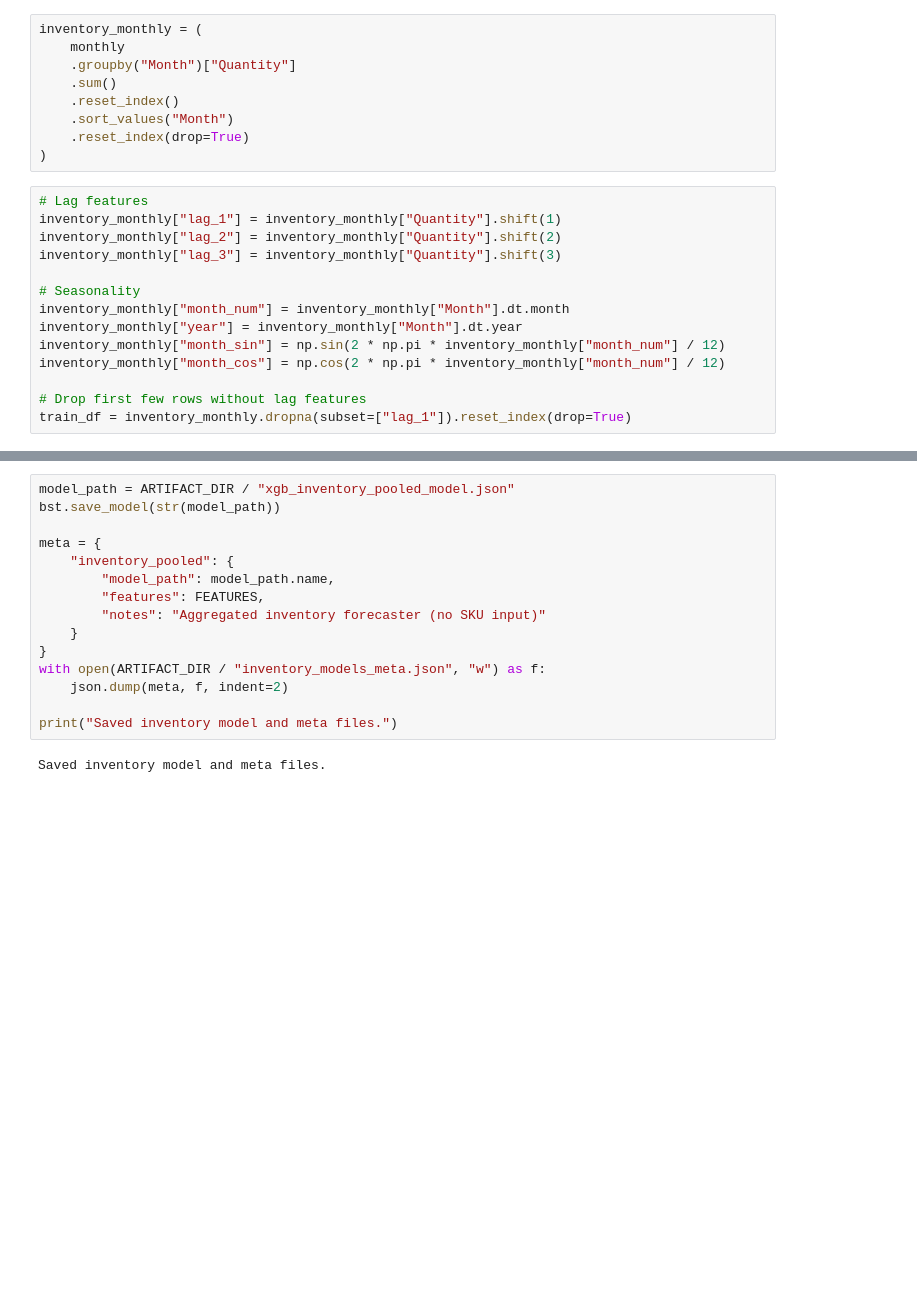
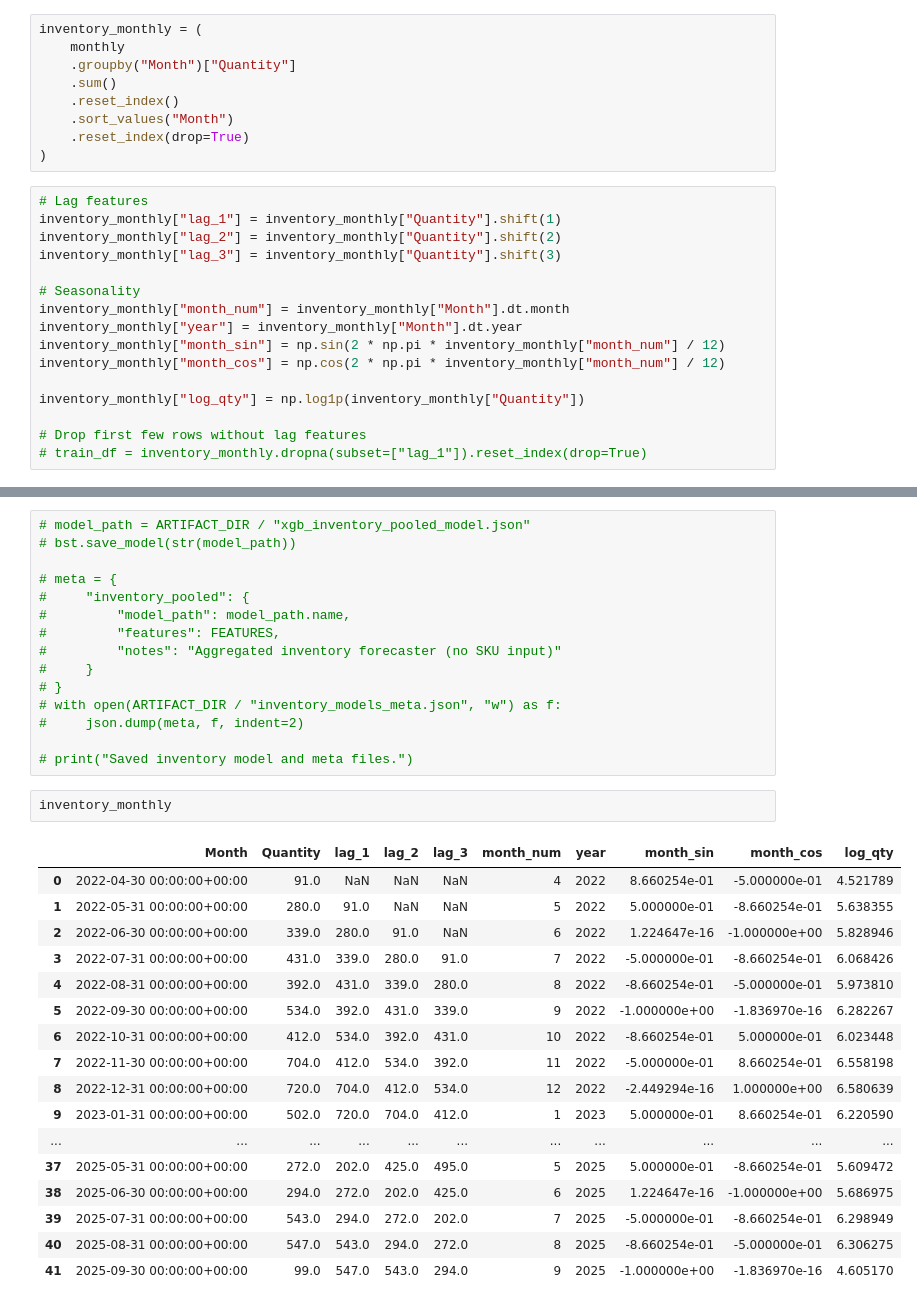
Before and after one commit to yaokiet/levelsliving-IMS, a Jupyter notebook: server/forecasting/forecasting.ipynb, the cells around one changed output, grey strips where cells are left out. Drawn from its saved outputs; the diff is of its cells as text; blank space fills up the shorter version.

```diff
--- a/server/forecasting/forecasting.ipynb
+++ b/server/forecasting/forecasting.ipynb
@@ -550,6 +515,8 @@ inventory_monthly["year"] = inventory_monthly["Month"].dt.year
 inventory_monthly["month_sin"] = np.sin(2 * np.pi * inventory_monthly["month_num"] / 12)
 inventory_monthly["month_cos"] = np.cos(2 * np.pi * inventory_monthly["month_num"] / 12)
 
+inventory_monthly["log_qty"] = np.log1p(inventory_monthly["Quantity"])
+
 # Drop first few rows without lag features
-train_df = inventory_monthly.dropna(subset=["lag_1"]).reset_index(drop=True)
+# train_df = inventory_monthly.dropna(subset=["lag_1"]).reset_index(drop=True)
 # %%
@@ -633,17 +596,35 @@ Next-month inventory forecast: 281.49
 # %%
-model_path = ARTIFACT_DIR / "xgb_inventory_pooled_model.json"
-bst.save_model(str(model_path))
+# model_path = ARTIFACT_DIR / "xgb_inventory_pooled_model.json"
+# bst.save_model(str(model_path))
 
-meta = {
-    "inventory_pooled": {
-        "model_path": model_path.name,
-        "features": FEATURES,
-        "notes": "Aggregated inventory forecaster (no SKU input)"
-    }
-}
-with open(ARTIFACT_DIR / "inventory_models_meta.json", "w") as f:
-    json.dump(meta, f, indent=2)
+# meta = {
+#     "inventory_pooled": {
+#         "model_path": model_path.name,
+#         "features": FEATURES,
+#         "notes": "Aggregated inventory forecaster (no SKU input)"
+#     }
+# }
+# with open(ARTIFACT_DIR / "inventory_models_meta.json", "w") as f:
+#     json.dump(meta, f, indent=2)
 
-print("Saved inventory model and meta files.")
+# print("Saved inventory model and meta files.")
-# %% [output]
-Saved inventory model and meta files.
+# %%
+inventory_monthly
+# %% [output]
+|  | Month | Quantity | lag_1 | lag_2 | lag_3 | month_num | year | month_sin | month_cos | log_qty |
+| 0 | 2022-04-30 00:00:00+00:00 | 91.0 | NaN | NaN | NaN | 4 | 2022 | 8.660254e-01 | -5.000000e-01 | 4.521789 |
+| 1 | 2022-05-31 00:00:00+00:00 | 280.0 | 91.0 | NaN | NaN | 5 | 2022 | 5.000000e-01 | -8.660254e-01 | 5.638355 |
+| 2 | 2022-06-30 00:00:00+00:00 | 339.0 | 280.0 | 91.0 | NaN | 6 | 2022 | 1.224647e-16 | -1.000000e+00 | 5.828946 |
+| 3 | 2022-07-31 00:00:00+00:00 | 431.0 | 339.0 | 280.0 | 91.0 | 7 | 2022 | -5.000000e-01 | -8.660254e-01 | 6.068426 |
+| 4 | 2022-08-31 00:00:00+00:00 | 392.0 | 431.0 | 339.0 | 280.0 | 8 | 2022 | -8.660254e-01 | -5.000000e-01 | 5.973810 |
+| 5 | 2022-09-30 00:00:00+00:00 | 534.0 | 392.0 | 431.0 | 339.0 | 9 | 2022 | -1.000000e+00 | -1.836970e-16 | 6.282267 |
+| 6 | 2022-10-31 00:00:00+00:00 | 412.0 | 534.0 | 392.0 | 431.0 | 10 | 2022 | -8.660254e-01 | 5.000000e-01 | 6.023448 |
+| 7 | 2022-11-30 00:00:00+00:00 | 704.0 | 412.0 | 534.0 | 392.0 | 11 | 2022 | -5.000000e-01 | 8.660254e-01 | 6.558198 |
+| 8 | 2022-12-31 00:00:00+00:00 | 720.0 | 704.0 | 412.0 | 534.0 | 12 | 2022 | -2.449294e-16 | 1.000000e+00 | 6.580639 |
+| 9 | 2023-01-31 00:00:00+00:00 | 502.0 | 720.0 | 704.0 | 412.0 | 1 | 2023 | 5.000000e-01 | 8.660254e-01 | 6.220590 |
+| ... | ... | ... | ... | ... | ... | ... | ... | ... | ... | ... |
+| 37 | 2025-05-31 00:00:00+00:00 | 272.0 | 202.0 | 425.0 | 495.0 | 5 | 2025 | 5.000000e-01 | -8.660254e-01 | 5.609472 |
+| 38 | 2025-06-30 00:00:00+00:00 | 294.0 | 272.0 | 202.0 | 425.0 | 6 | 2025 | 1.224647e-16 | -1.000000e+00 | 5.686975 |
+| 39 | 2025-07-31 00:00:00+00:00 | 543.0 | 294.0 | 272.0 | 202.0 | 7 | 2025 | -5.000000e-01 | -8.660254e-01 | 6.298949 |
+| 40 | 2025-08-31 00:00:00+00:00 | 547.0 | 543.0 | 294.0 | 272.0 | 8 | 2025 | -8.660254e-01 | -5.000000e-01 | 6.306275 |
+| 41 | 2025-09-30 00:00:00+00:00 | 99.0 | 547.0 | 543.0 | 294.0 | 9 | 2025 | -1.000000e+00 | -1.836970e-16 | 4.605170 |
```
Also changed, not shown: parts of 16 cells of this notebook, 23 other files.
